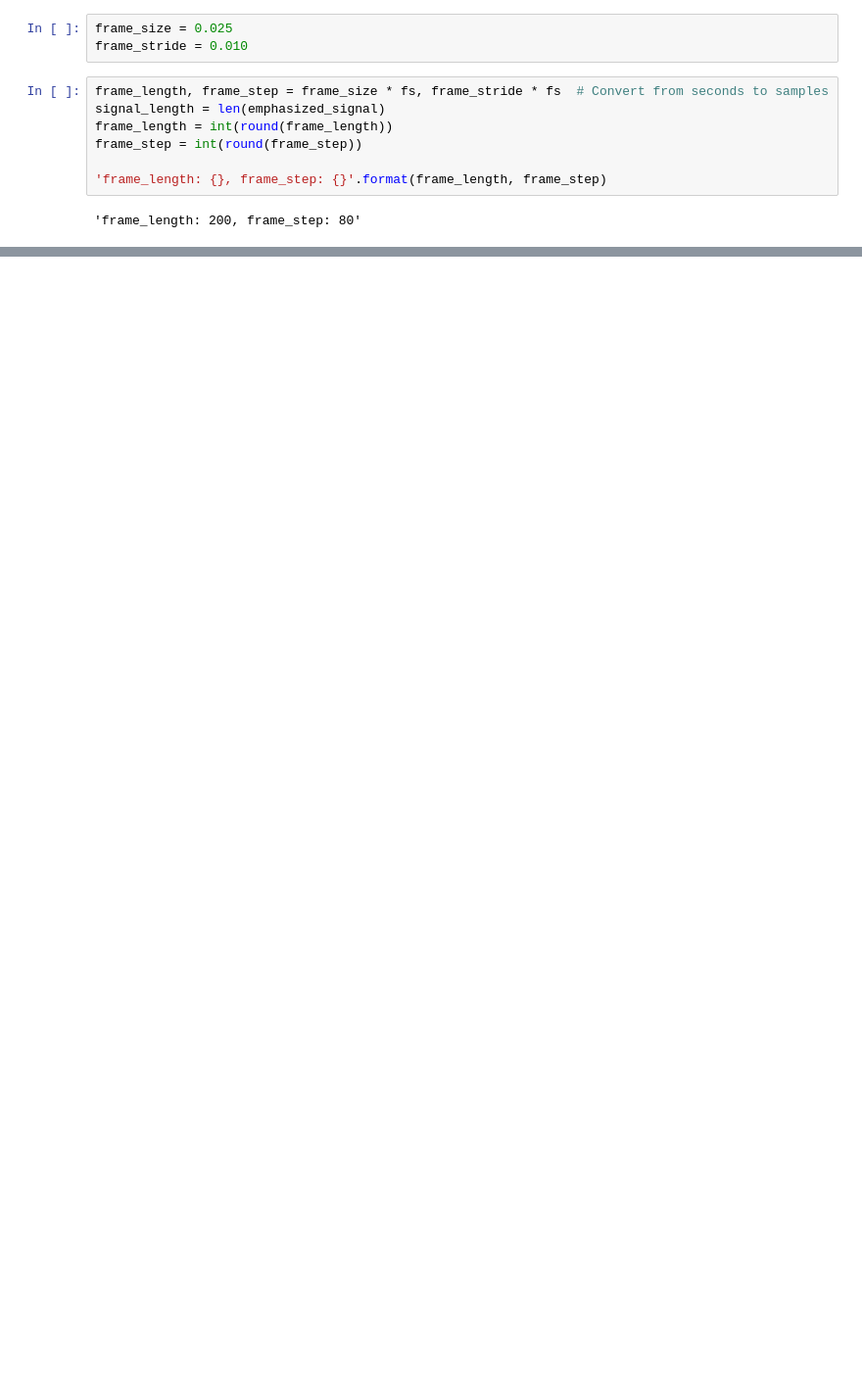
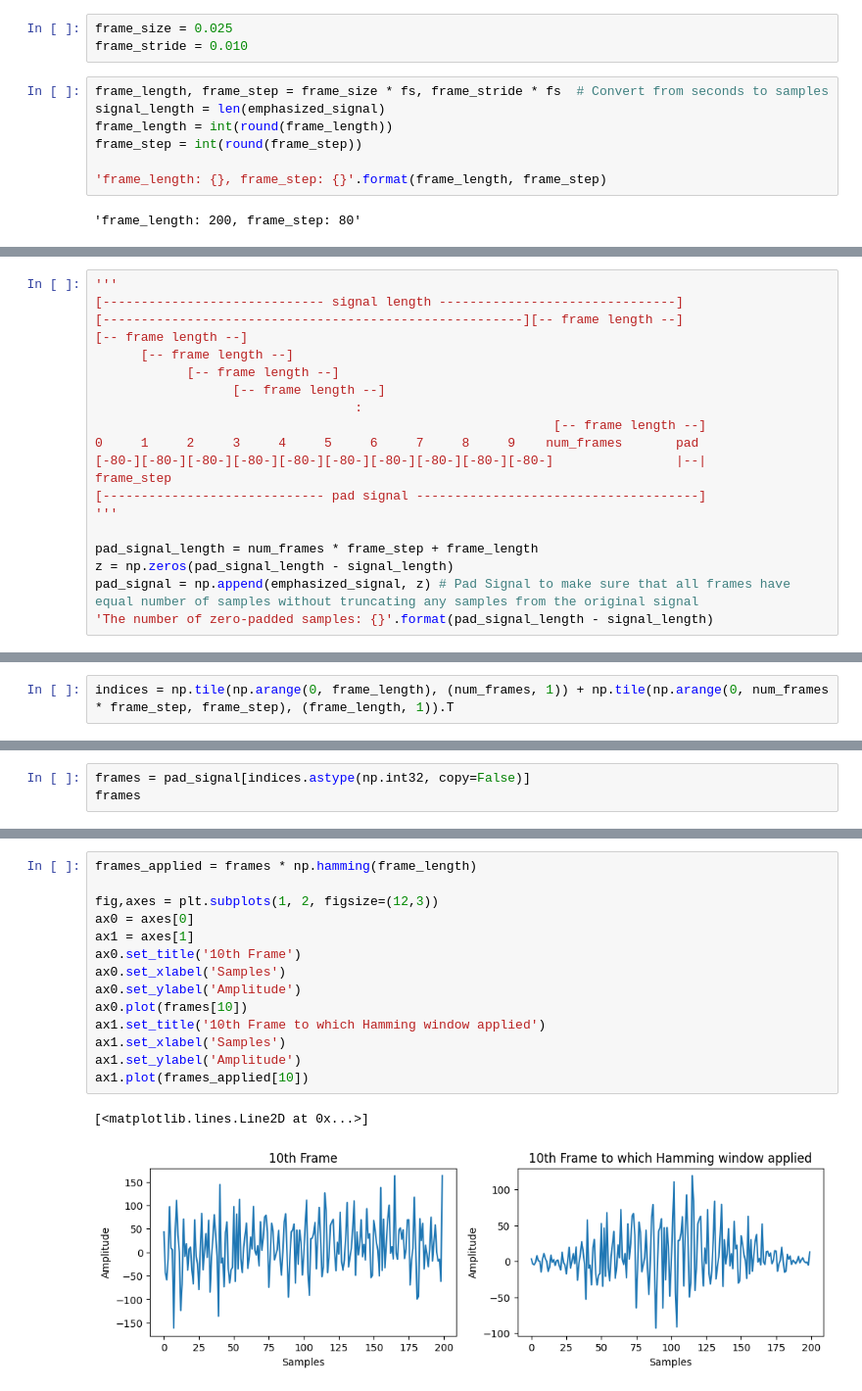
Before and after one commit to araobp/data-science, a Jupyter notebook: SpeechProcessing/SpeechProcessing.ipynb, the cells around one changed output, grey strips where cells are left out. Shown: that part at 98% size. Drawn from its saved outputs; the diff is of its cells as text; blank space fills up the shorter version.

```diff
--- a/SpeechProcessing/SpeechProcessing.ipynb
+++ b/SpeechProcessing/SpeechProcessing.ipynb
@@ -60,0 +80,20 @@ num_frames = int(numpy.ceil(float(numpy.abs(signal_length - frame_length)) / fra
+# %%
+'''
+[----------------------------- signal length -------------------------------]
+[-------------------------------------------------------][-- frame length --]
+[-- frame length --]
+      [-- frame length --]
+            [-- frame length --]
+                  [-- frame length --]
+                                  :
+                                                            [-- frame length --]
+0     1     2     3     4     5     6     7     8     9    num_frames       pad
+[-80-][-80-][-80-][-80-][-80-][-80-][-80-][-80-][-80-][-80-]                |--|
+frame_step
+[----------------------------- pad signal -------------------------------------]
+'''
+
+pad_signal_length = num_frames * frame_step + frame_length
+z = np.zeros(pad_signal_length - signal_length)
+pad_signal = np.append(emphasized_signal, z) # Pad Signal to make sure that all frames have equal number of samples without truncating any samples from the original signal
+'The number of zero-padded samples: {}'.format(pad_signal_length - signal_length)
@@ -60,0 +162,2 @@ num_frames = int(numpy.ceil(float(numpy.abs(signal_length - frame_length)) / fra
+# %%
+indices = np.tile(np.arange(0, frame_length), (num_frames, 1)) + np.tile(np.arange(0, num_frames * frame_step, frame_step), (frame_length, 1)).T
@@ -60,0 +178,3 @@ num_frames = int(numpy.ceil(float(numpy.abs(signal_length - frame_length)) / fra
+# %%
+frames = pad_signal[indices.astype(np.int32, copy=False)]
+frames
@@ -60,0 +219,17 @@ num_frames = int(numpy.ceil(float(numpy.abs(signal_length - frame_length)) / fra
+# %%
+frames_applied = frames * np.hamming(frame_length)
+
+fig,axes = plt.subplots(1, 2, figsize=(12,3))
+ax0 = axes[0]
+ax1 = axes[1]
+ax0.set_title('10th Frame')
+ax0.set_xlabel('Samples')
+ax0.set_ylabel('Amplitude')
+ax0.plot(frames[10])
+ax1.set_title('10th Frame to which Hamming window applied')
+ax1.set_xlabel('Samples')
+ax1.set_ylabel('Amplitude')
+ax1.plot(frames_applied[10])
+# %% [output]
+[<matplotlib.lines.Line2D at 0x...>]
+[figure, added]
```
Also changed, not shown: parts of 24 cells of this notebook.
